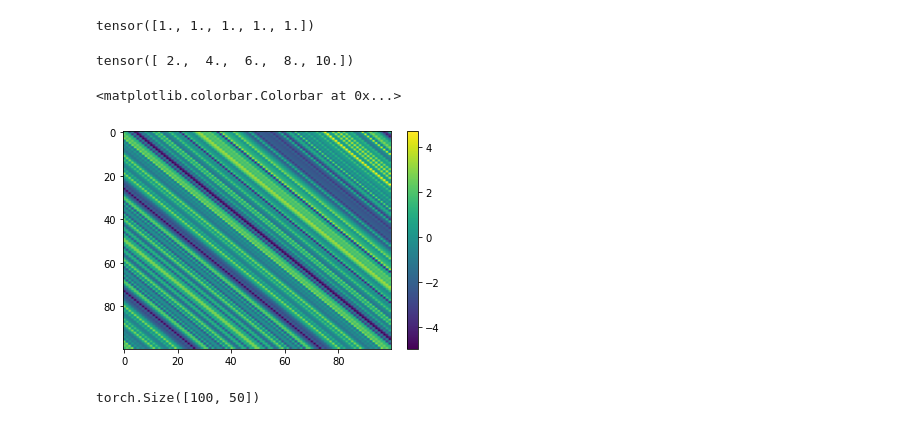
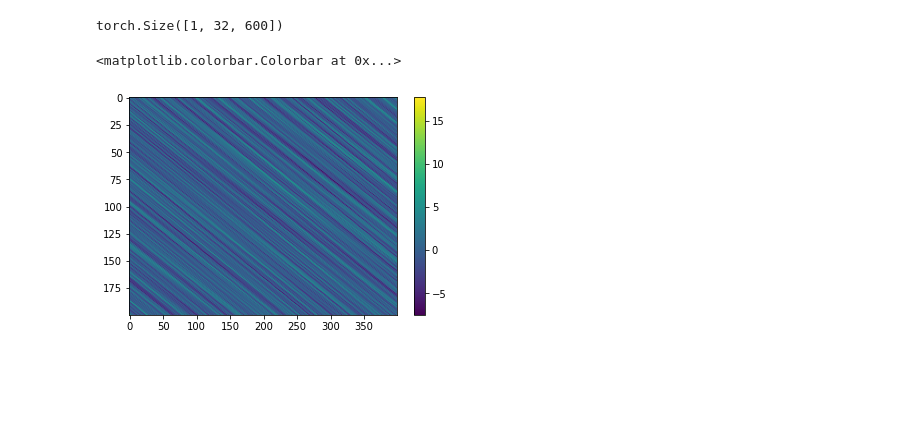
Before and after one commit to aliutkus/spe, a Jupyter notebook: dev/examples/test_spe.ipynb, the cells around one changed output. Saved outputs shown, nothing was run; the diff lists cells and outputs as text; code cells hidden in the pictures; blank space fills up the shorter version.

```diff
--- a/dev/examples/test_spe.ipynb
+++ b/dev/examples/test_spe.ipynb
@@ -66,11 +54,0 @@ tensor([ 2.0000+0.j, -0.6180+0.j, -1.6180+0.j,  1.6180+0.j,  0.6180+0.j, -2.0000
-# %%
-from torch.nn.functional import pad
-v = torch.ones(5)
-print(v)
-# %% [output]
-tensor([1., 1., 1., 1., 1.])
-# %%
-v = torch.linspace(1,10,10)
-v[1::2]
-# %% [output]
-tensor([ 2.,  4.,  6.,  8., 10.])
@@ -80,17 +55,30 @@ r=50
+# %%
+qhat.shape
+# %% [output]
+torch.Size([1, 32, 600])
 # %%
+# IDEA:
+#generate random toeplitz matrices with a V_q D V_k^H decomposition
+m = 200
+n= 400
+r=50
+
+# generate random frequencies (on the unit circle) exp(i 2 pi f ) with f in [0 1]
 v = torch.randn(r, dtype=torch.cfloat); v=v/v.abs()
-Vq = v[None, :] ** torch.linspace(0,1000,n)[:, None]
-Vk = v[None, :] ** torch.linspace(500,1500,n)[:, None]
+
+# rotate them according to some positions
+Vq = v[None, :] ** torch.linspace(0,1000,m)[:, None]
+Vk = v[None, :] ** torch.linspace(1000,2000,n)[:, None]
+
+# draw random weights for each frequency
 lamb = torch.rand(r)
+
+# compute the encodings
 Q = Vq*lamb[None]
 K = Vk*lamb[None]
-#plt.imshow((AA).detach().cpu().numpy(), aspect='auto')
+
 plt.imshow(torch.mm(Q, torch.conj(K.T)).real.detach().cpu().numpy(), aspect='auto')
 plt.colorbar()
 # %% [output]
 <matplotlib.colorbar.Colorbar at 0x...>
-[figure, old version]
+[figure, new version]
-# %%
-Q.shape
-# %% [output]
-torch.Size([100, 50])
```
Also changed, not shown: parts of 9 cells of this notebook, 1 other file.
